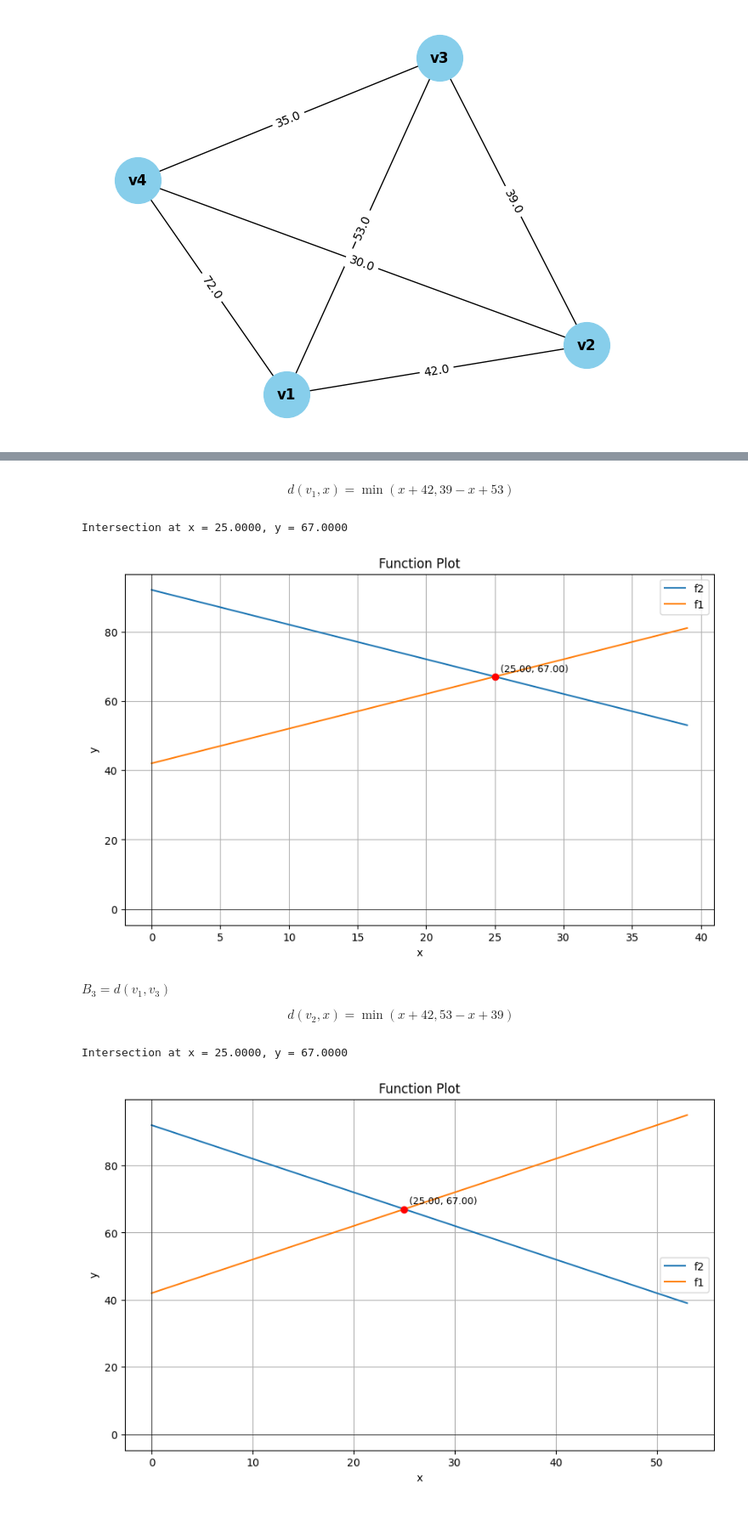
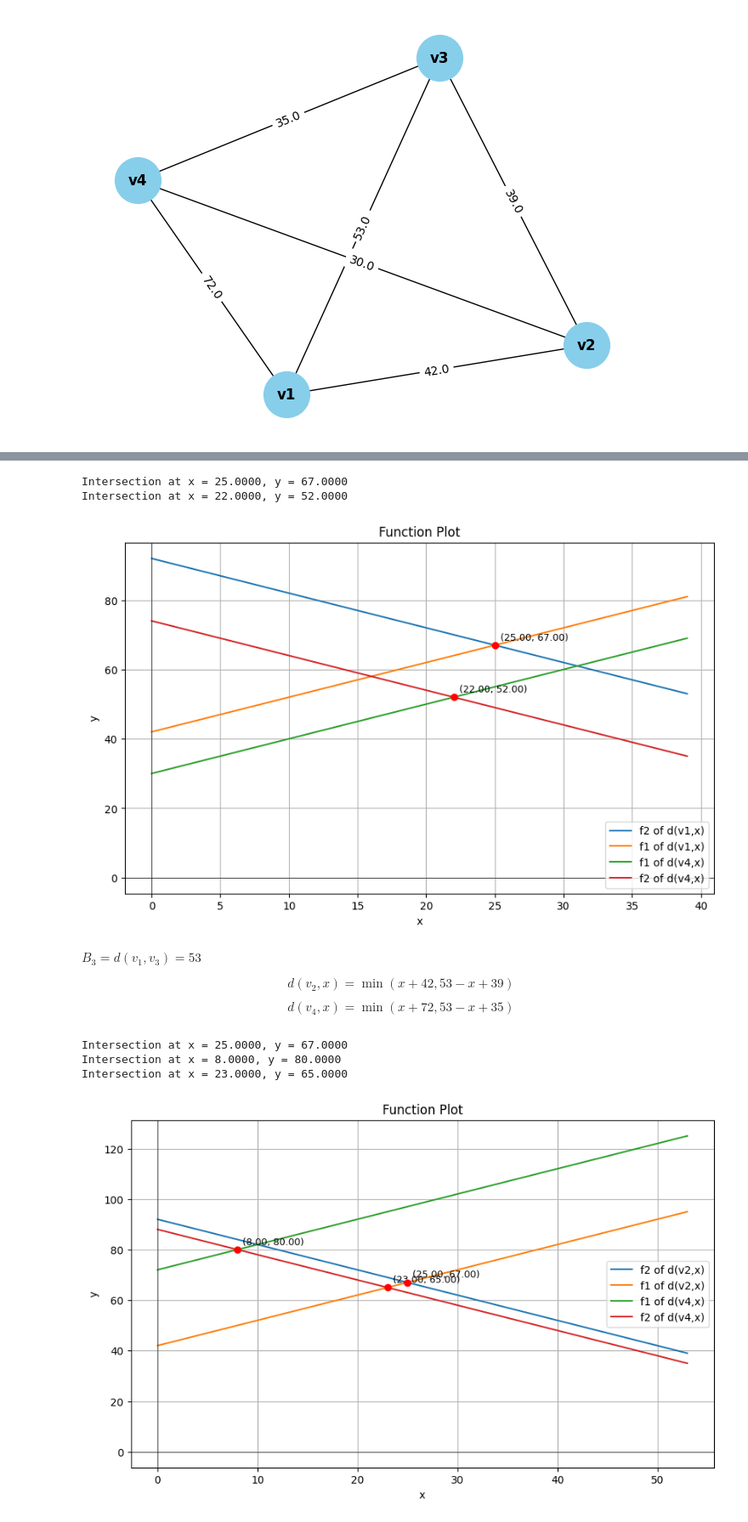
Before and after one commit to Bancie/thuhoach.nckh, a Jupyter notebook: ipynb/location/VDMH Single Center.ipynb, the cells around one changed output, grey strips where cells are left out. Shown: that part at 85% size. Drawn from its saved outputs; the diff is of its cells as text; code cells hidden in the pictures.

```diff
--- a/ipynb/location/VDMH Single Center.ipynb
+++ b/ipynb/location/VDMH Single Center.ipynb
@@ -57,10 +61,17 @@ $$
 # %%
+
 B1 = FunctionPlotter(0, 42, 100)
 def f1(x): return x + 53
 def f2(x): return 42 - x + 39
-B1.add_function(f2, "f2")
-B1.add_function(f1, "f1")
+def f3(x): return x + 72
+def f4(x): return 42 - x + 30
+B1.add_function(f2, "f2 of d(v3,x)")
+B1.add_function(f1, "f1 of d(v3,x)")
+B1.add_function(f3, "f1 of d(v4,x)")
+B1.add_function(f4, "f2 of d(v4,x)")
 B1.find_intersection(0, 1)
+B1.find_intersection(2, 3)
+B1.find_intersection(1, 3)
 B1.plot()
 # %% [output]
 Intersection at x = 14.0000, y = 67.0000
@@ -78,32 +91,46 @@ $$
-# %% [markdown]
-$$
-d(v_1, x) = \min (x + 42, 39-x+53)
-$$
 # %%
 B2 = FunctionPlotter(0, 39, 100)
 def f1(x): return x + 42
 def f2(x): return 39 - x + 53
-B2.add_function(f2, "f2")
-B2.add_function(f1, "f1")
+def f3(x): return x + 30
+def f4(x): return 39 - x + 35
+B2.add_function(f2, "f2 of d(v1,x)")
+B2.add_function(f1, "f1 of d(v1,x)")
+B2.add_function(f3, "f1 of d(v4,x)")
+B2.add_function(f4, "f2 of d(v4,x)")
 B2.find_intersection(0, 1)
+B2.find_intersection(2, 3)
 B2.plot()
 # %% [output]
 Intersection at x = 25.0000, y = 67.0000
+Intersection at x = 22.0000, y = 52.0000
-[figure, old version]
+[figure, new version]
 # %% [markdown]
-$B_3 = d(v_1, v_3)$
+$B_3 = d(v_1, v_3) = 53$
 
 $$
 d(v_2, x) = \min (x + 42, 53-x+39)
 $$
+
+$$
+d(v_4, x) = \min (x + 72, 53-x+35)
+$$
 # %%
 B3 = FunctionPlotter(0, 53, 100)
 def f1(x): return x + 42
 def f2(x): return 53 - x + 39
-B3.add_function(f2, "f2")
-B3.add_function(f1, "f1")
+def f3(x): return x + 72
+def f4(x): return 53 - x + 35
+B3.add_function(f2, "f2 of d(v2,x)")
+B3.add_function(f1, "f1 of d(v2,x)")
+B3.add_function(f3, "f1 of d(v4,x)")
+B3.add_function(f4, "f2 of d(v4,x)")
 B3.find_intersection(0, 1)
+B3.find_intersection(2, 3)
+B3.find_intersection(1, 3)
 B3.plot()
 # %% [output]
 Intersection at x = 25.0000, y = 67.0000
+Intersection at x = 8.0000, y = 80.0000
+Intersection at x = 23.0000, y = 65.0000
-[figure, old version]
+[figure, new version]
```
Also changed, not shown: parts of 9 cells of this notebook, 7 other files.
